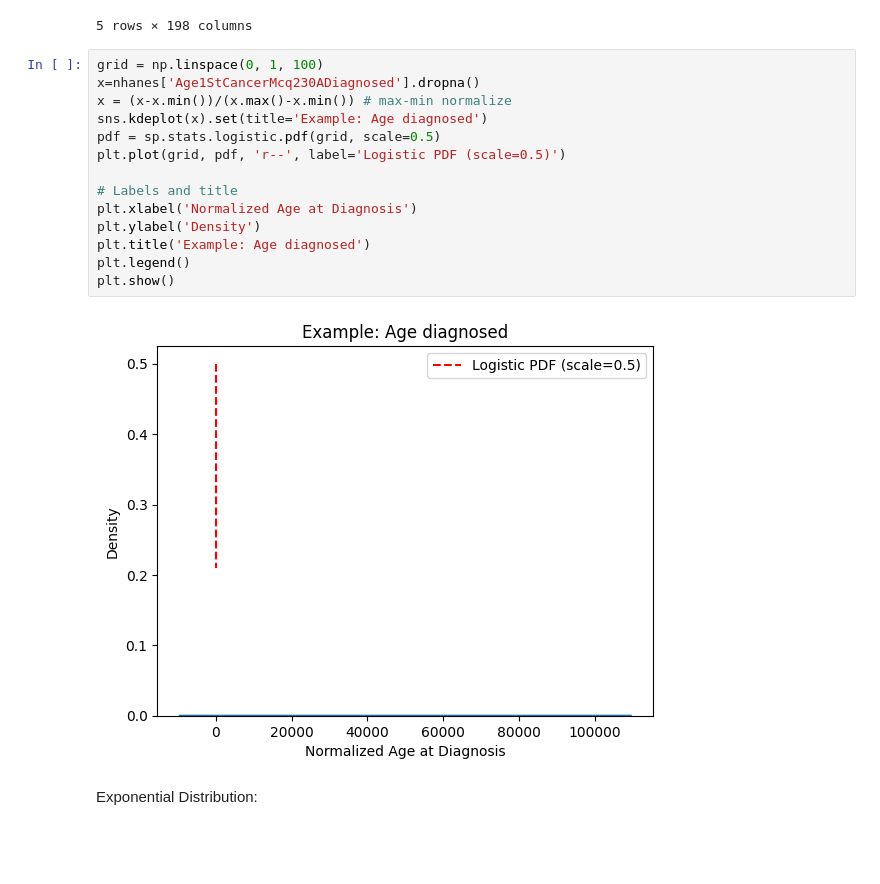
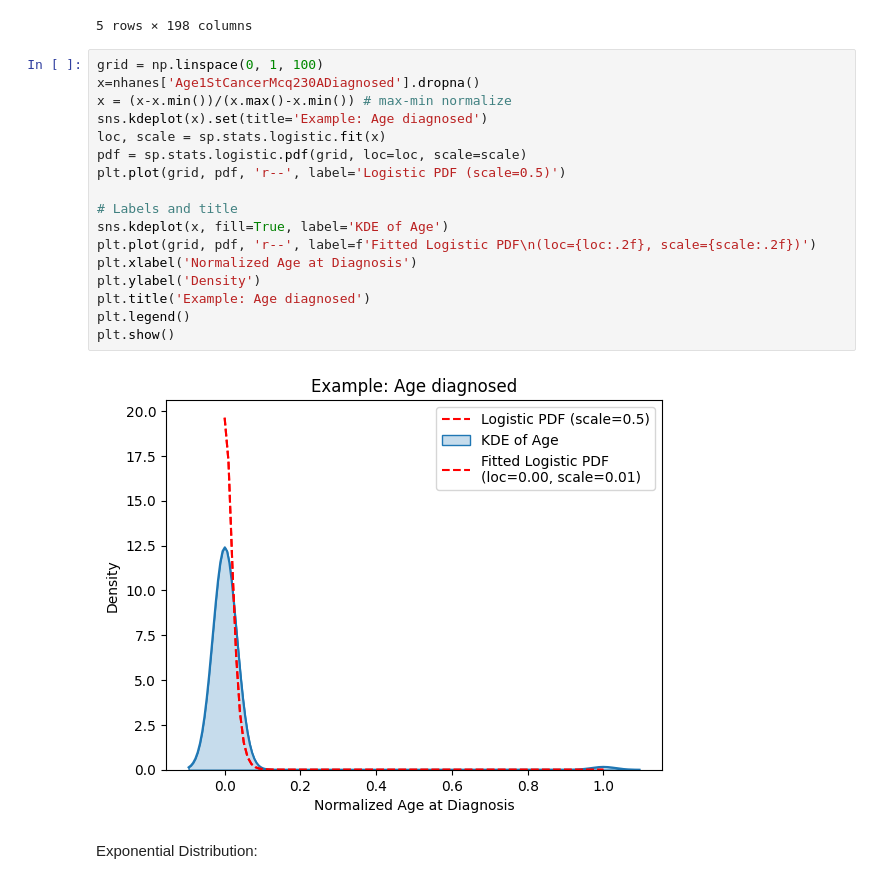
Before and after one commit to Arocha09/assignment6, a Jupyter notebook: assignment_6.ipynb, the cells around one changed output. Drawn from its saved outputs; the diff is of its cells as text; blank space fills up the shorter version.

```diff
--- a/assignment_6.ipynb
+++ b/assignment_6.ipynb
@@ -319,19 +319,22 @@ nhanes.head()
 # %%
 grid = np.linspace(0, 1, 100)
 x=nhanes['Age1StCancerMcq230ADiagnosed'].dropna()
 x = (x-x.min())/(x.max()-x.min()) # max-min normalize
 sns.kdeplot(x).set(title='Example: Age diagnosed')
-pdf = sp.stats.logistic.pdf(grid, scale=0.5)
+loc, scale = sp.stats.logistic.fit(x)
+pdf = sp.stats.logistic.pdf(grid, loc=loc, scale=scale)
 plt.plot(grid, pdf, 'r--', label='Logistic PDF (scale=0.5)')
 
 # Labels and title
+sns.kdeplot(x, fill=True, label='KDE of Age')
+plt.plot(grid, pdf, 'r--', label=f'Fitted Logistic PDF\n(loc={loc:.2f}, scale={scale:.2f})')
 plt.xlabel('Normalized Age at Diagnosis')
 plt.ylabel('Density')
 plt.title('Example: Age diagnosed')
 plt.legend()
 plt.show()
 # %% [output]
-[figure, old version]
+[figure, new version]
 # %% [markdown]
 Exponential Distribution:
 # %% [markdown]
```
Also changed, not shown: parts of 11 cells of this notebook.
